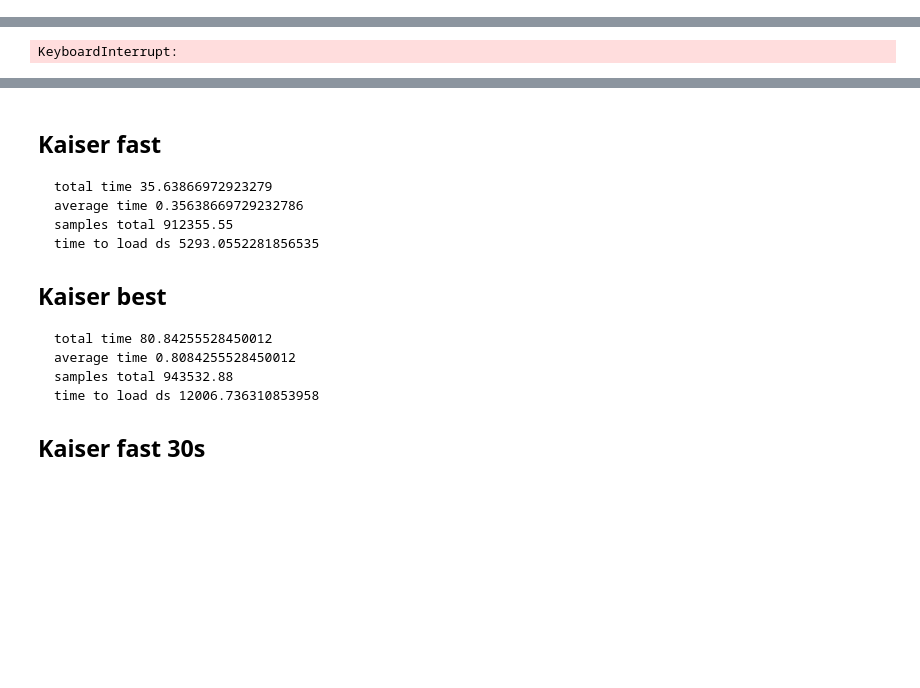
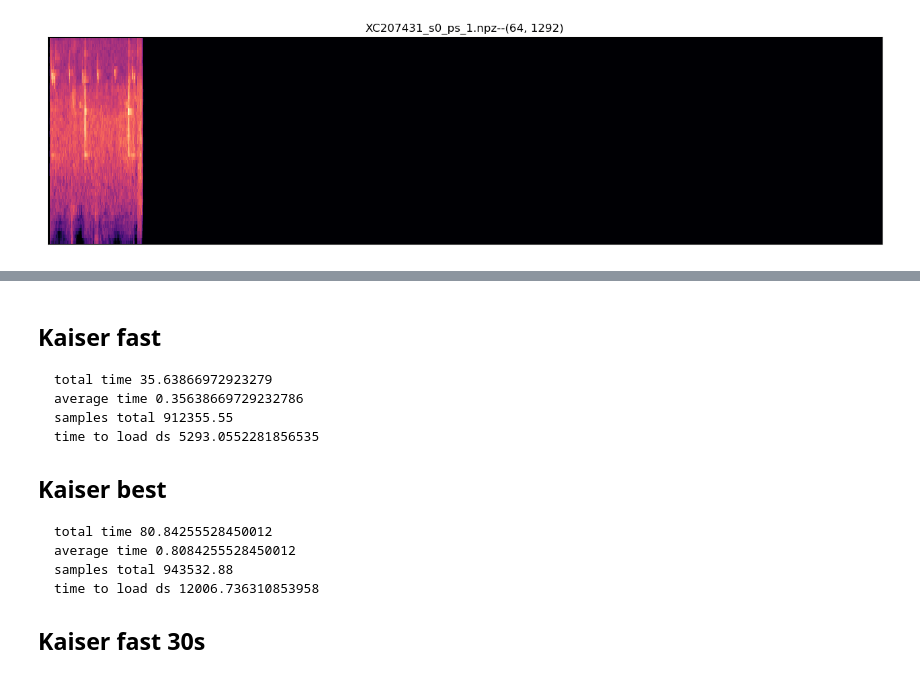
Before and after one commit to gakhromov/ai4good_birdclef, a Jupyter notebook: model/tester.ipynb, the cells around one changed output, grey strips where cells are left out. Drawn from its saved outputs; the diff is of its cells as text; code cells hidden in the pictures; blank space fills up the shorter version.

```diff
--- a/model/tester.ipynb
+++ b/model/tester.ipynb
@@ -30,3 +31,16 @@ df.head()
 sample = df.sample(5)['filename']
 # %%
 folders = os.listdir('../datasets/birdclef22/train_audio/')
+# %%
+test = random.choice(os.listdir('../data_processing/numpy_mel/afrsil1/'))
+mel = np.load(f'../data_processing/numpy_mel/afrsil1/{test}')
+mel = mel['mel']
+
+# show the spec
+plt.figure(figsize=(16,4))
+librosa.display.specshow(mel, sr=1024)
+plt.title(f'{test}--{mel.shape}')
+plt.show()
+Audio(filename=f"../datasets/birdclef22/train_audio/afrsil1/{test.split('_')[0]}.ogg", rate=22_050)
+# %% [output]
+[figure, added]
@@ -56,12 +52,3 @@ for folder in folders[20:30]:
-# %%
-sr = 20_000
-
-samples = []
-for s in sample:
-    y, sr = librosa.load(os.path.join('../datasets/birdclef22/train_audio/', s), sr=sr)
-    samples.append(y)
-# %% [output]
-KeyboardInterrupt:
 # %%
 # librosa vs npy loading
 test_samples = df.sample(100)['filename']
```
Also changed, not shown: parts of 6 cells of this notebook, 1 other file.
